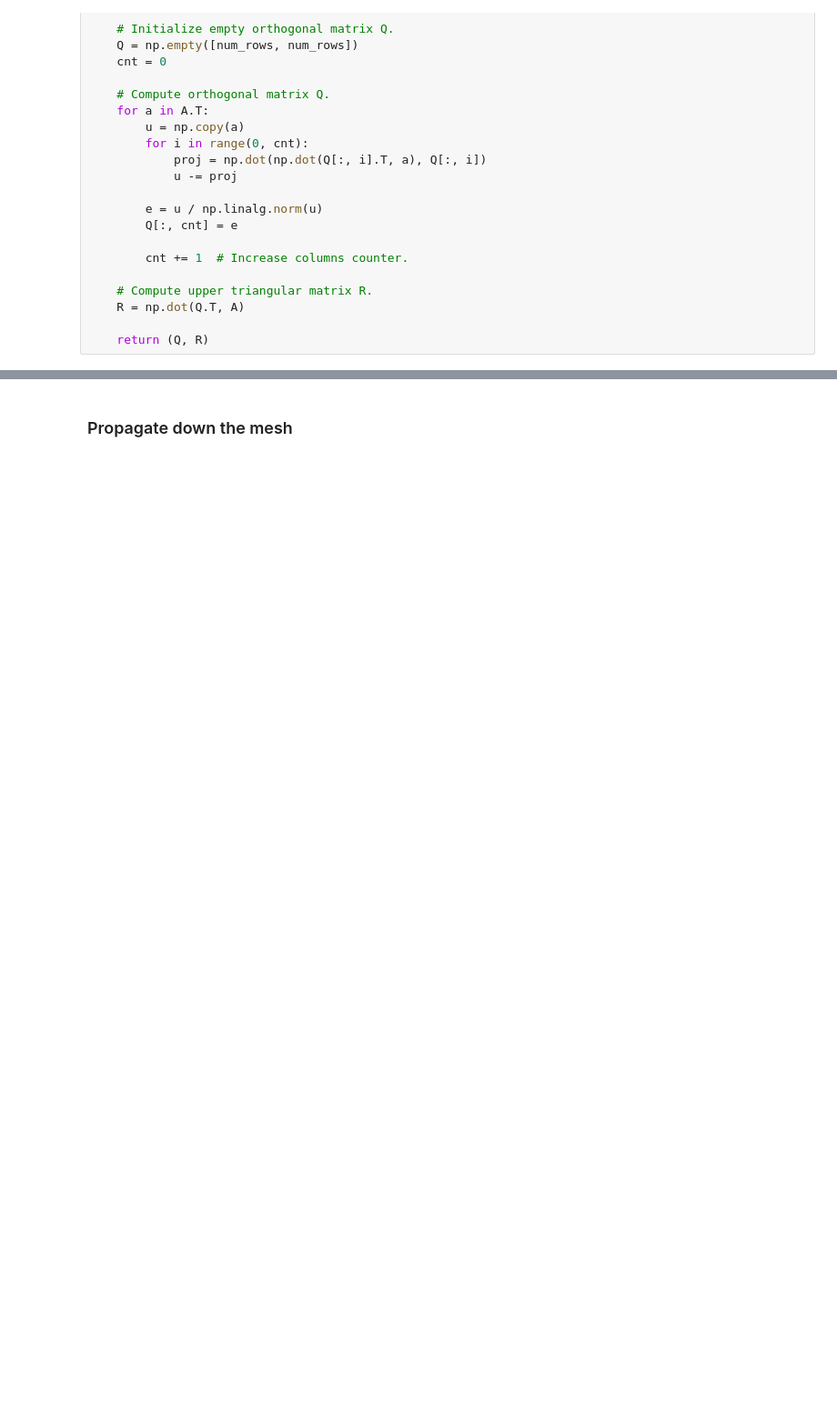
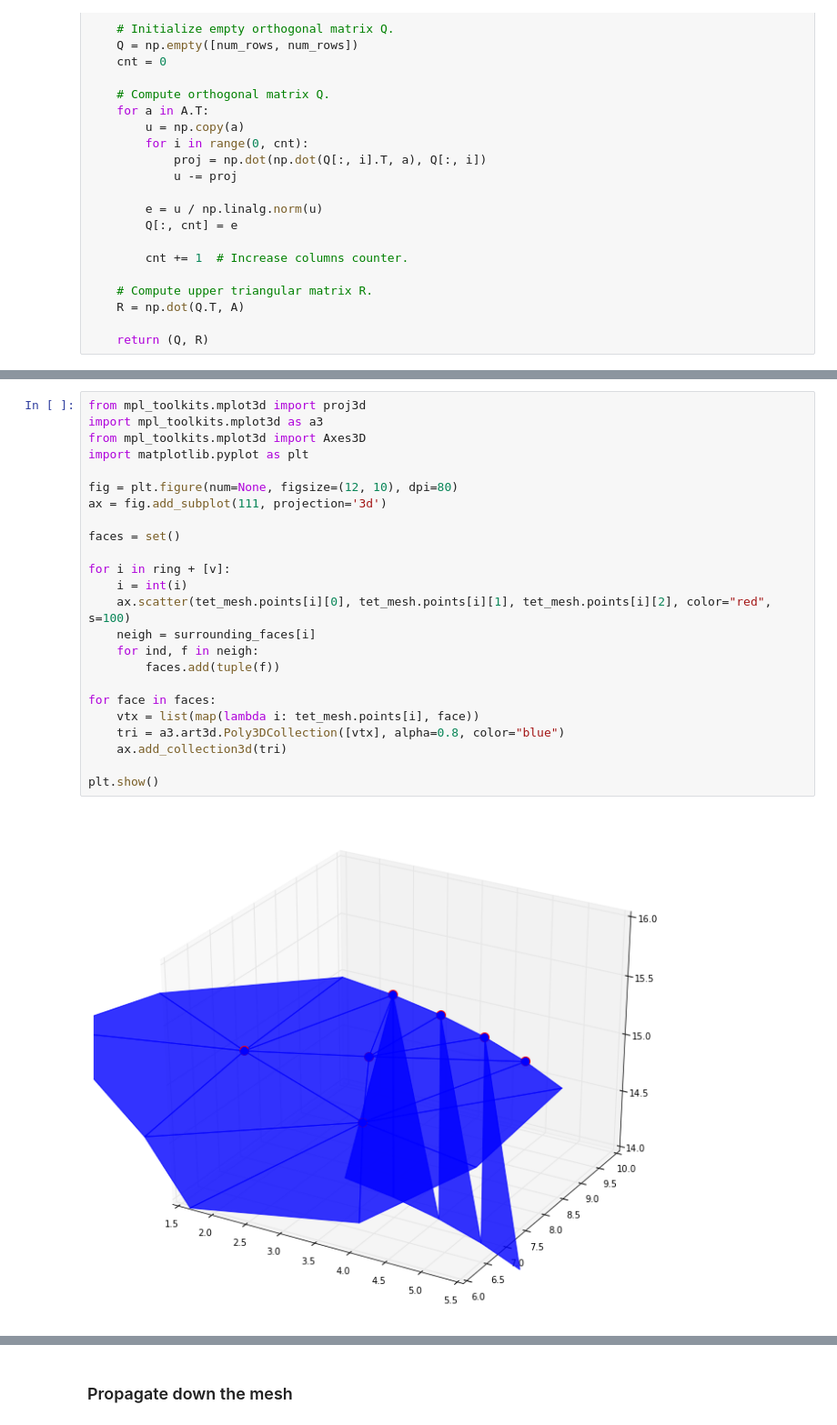
Before and after one commit to dnkrtz/hexmachina, a Jupyter notebook: notebooks/AllHex_Dery.ipynb, the cells around one changed output, grey strips where cells are left out. Shown at 91% size. Cells and saved outputs as stored; diff of their text form; blank space fills up the shorter version.

```diff
--- a/notebooks/AllHex_Dery.ipynb
+++ b/notebooks/AllHex_Dery.ipynb
@@ -288,0 +298,26 @@ matrix([[ 0.85065079,  0.        ,  0.        ],
+# %%
+from mpl_toolkits.mplot3d import proj3d
+import mpl_toolkits.mplot3d as a3
+from mpl_toolkits.mplot3d import Axes3D
+import matplotlib.pyplot as plt
+
+fig = plt.figure(num=None, figsize=(12, 10), dpi=80)
+ax = fig.add_subplot(111, projection='3d')
+
+faces = set()
+
+for i in ring + [v]:
+    i = int(i)
+    ax.scatter(tet_mesh.points[i][0], tet_mesh.points[i][1], tet_mesh.points[i][2], color="red", s=100)
+    neigh = surrounding_faces[i]
+    for ind, f in neigh:
+        faces.add(tuple(f))
+
+for face in faces:
+    vtx = list(map(lambda i: tet_mesh.points[i], face))
+    tri = a3.art3d.Poly3DCollection([vtx], alpha=0.8, color="blue")
+    ax.add_collection3d(tri)
+
+plt.show()
+# %% [output]
+[figure, added]
```
Also changed, not shown: parts of 12 cells of this notebook.
